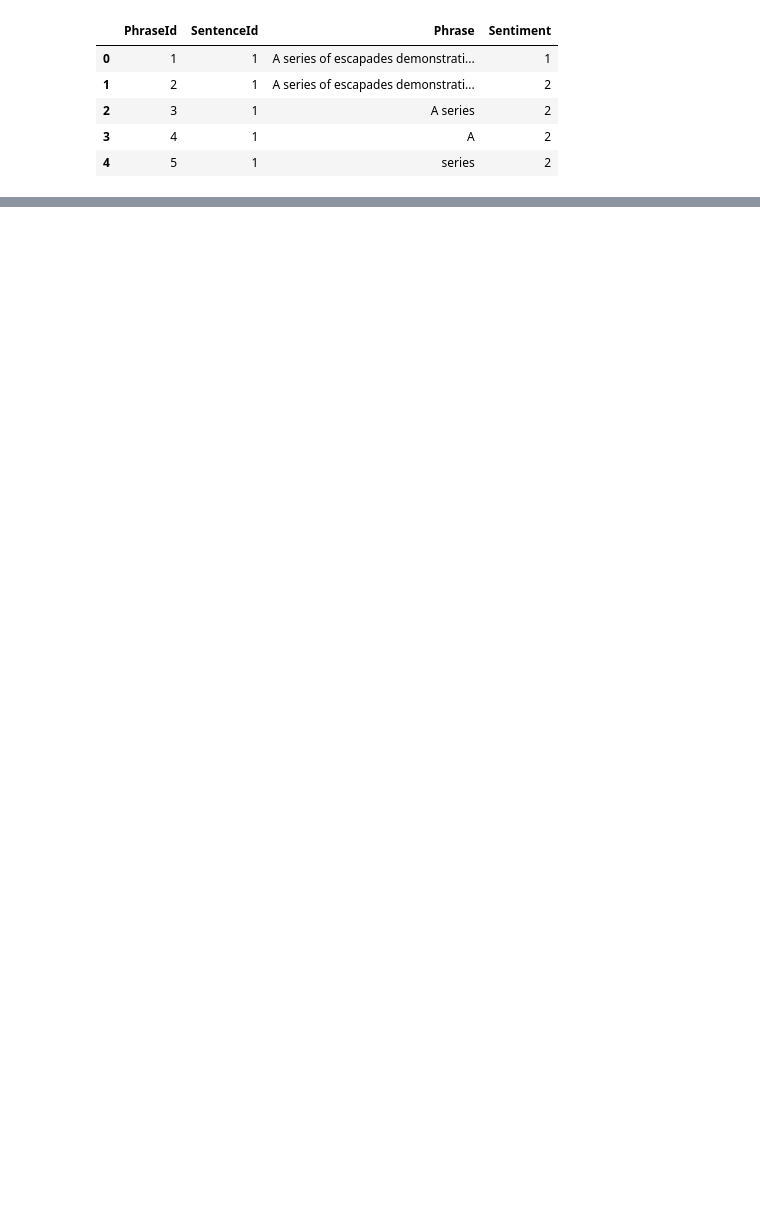
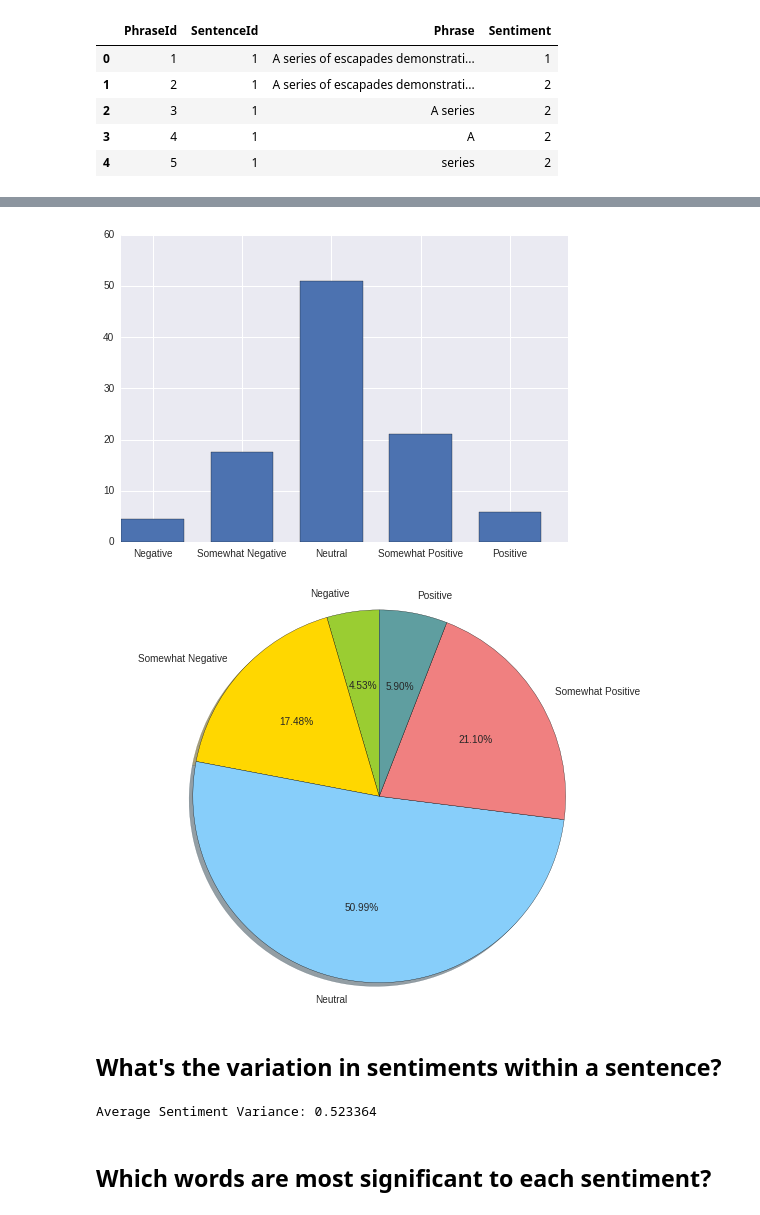
Before and after one commit to idgetto/rotten-reviews, a Jupyter notebook: isaac_exploration.ipynb, the cells around one changed output, grey strips where cells are left out. Cells and saved outputs as stored; diff of their text form; code cells hidden in the pictures; blank space fills up the shorter version.

```diff
--- a/isaac_exploration.ipynb
+++ b/isaac_exploration.ipynb
@@ -17,0 +22,10 @@ train.head()
+# %%
+sentiment_counts = train.groupby('Sentiment').size()
+sentiment_percents = 100 * sentiment_counts / len(train)
+
+sentiment_labels = ['Negative', 'Somewhat Negative', 'Neutral', 'Somewhat Positive', 'Positive']
+
+print "Percent of phrases in each category:"
+print "------------------------------------"
+for (index, sentiment) in enumerate(sentiment_labels):
+    print "%-20s%5.2f%%" % (sentiment, sentiment_percents[index])
@@ -17,0 +41,27 @@ train.head()
+# %%
+inds = range(len(sentiment_percents))
+barwidth = 0.7
+
+ticks_locs = map(lambda x: x + barwidth/2, inds)
+
+plt.bar(inds, sentiment_percents, width=barwidth)
+plt.xticks(ticks_locs, sentiment_labels)
+plt.show()
+
+colors = ['yellowgreen', 'gold', 'lightskyblue', 'lightcoral', 'cadetblue']
+plt.pie(sentiment_percents, colors=colors, labels=sentiment_labels, shadow=True, startangle=90, autopct="%.2f%%")
+plt.axis('equal')
+plt.tight_layout()
+plt.show()
+# %% [output]
+[figure, added]
+[figure, added]
+# %% [markdown]
+## What's the variation in sentiments within a sentence?
+# %%
+grouped = train.groupby('SentenceId')
+print 'Average Sentiment Variance: %f' % grouped.Sentiment.var().mean()
+# %% [output]
+Average Sentiment Variance: 0.523364
+# %% [markdown]
+## Which words are most significant to each sentiment?
```
Also changed, not shown: parts of 6 cells of this notebook.
